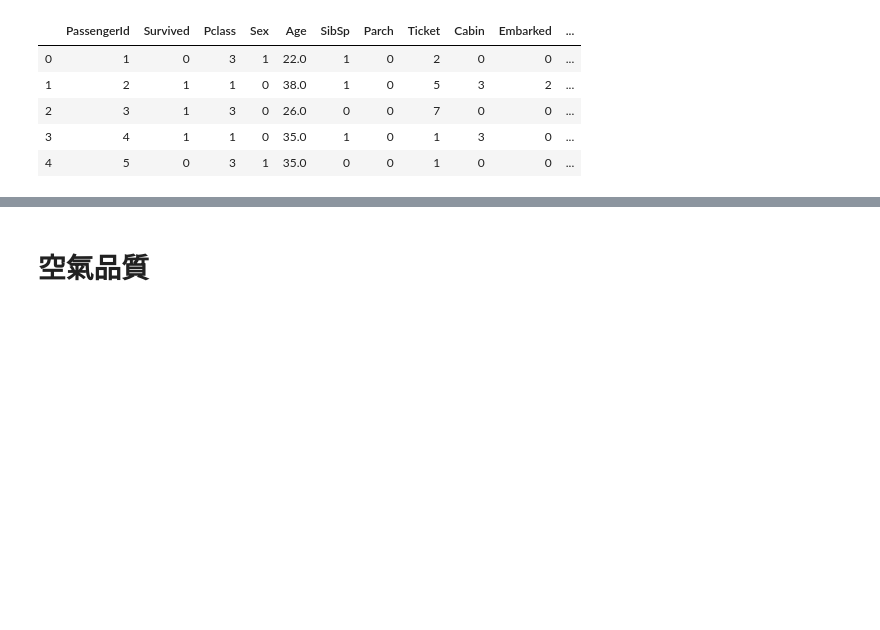
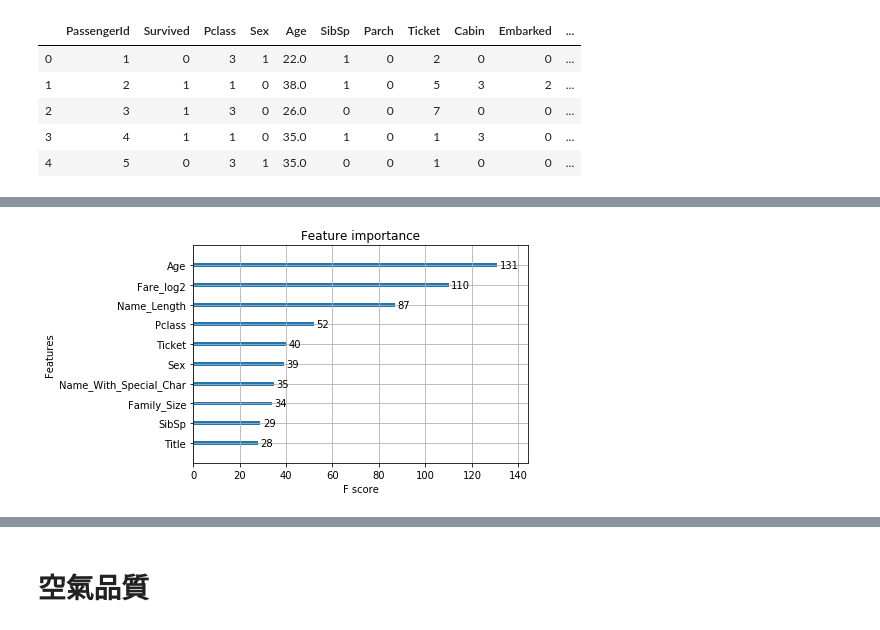
Before and after one commit to GoatWang/IIIMaterial, a Jupyter notebook: 06_XgbCV/main06.ipynb, the cells around one changed output, grey strips where cells are left out. Cells and saved outputs as stored; diff of their text form; code cells hidden in the pictures; blank space fills up the shorter version.

```diff
--- a/06_XgbCV/main06.ipynb
+++ b/06_XgbCV/main06.ipynb
@@ -114,3 +114,12 @@ plt.show()
+# %%
+# 請使用 xgboost.plot_importance，並設定max_num_features=10
+#!=============your works starts===============!#
+xgboost.plot_importance(bst, max_num_features=10)
+#!==============your works ends================!#
+
+plt.show()
+# %% [output]
+[figure, added]
 # %%
 accs = []
 precisions = []
```
Also changed, not shown: parts of 7 cells of this notebook.
